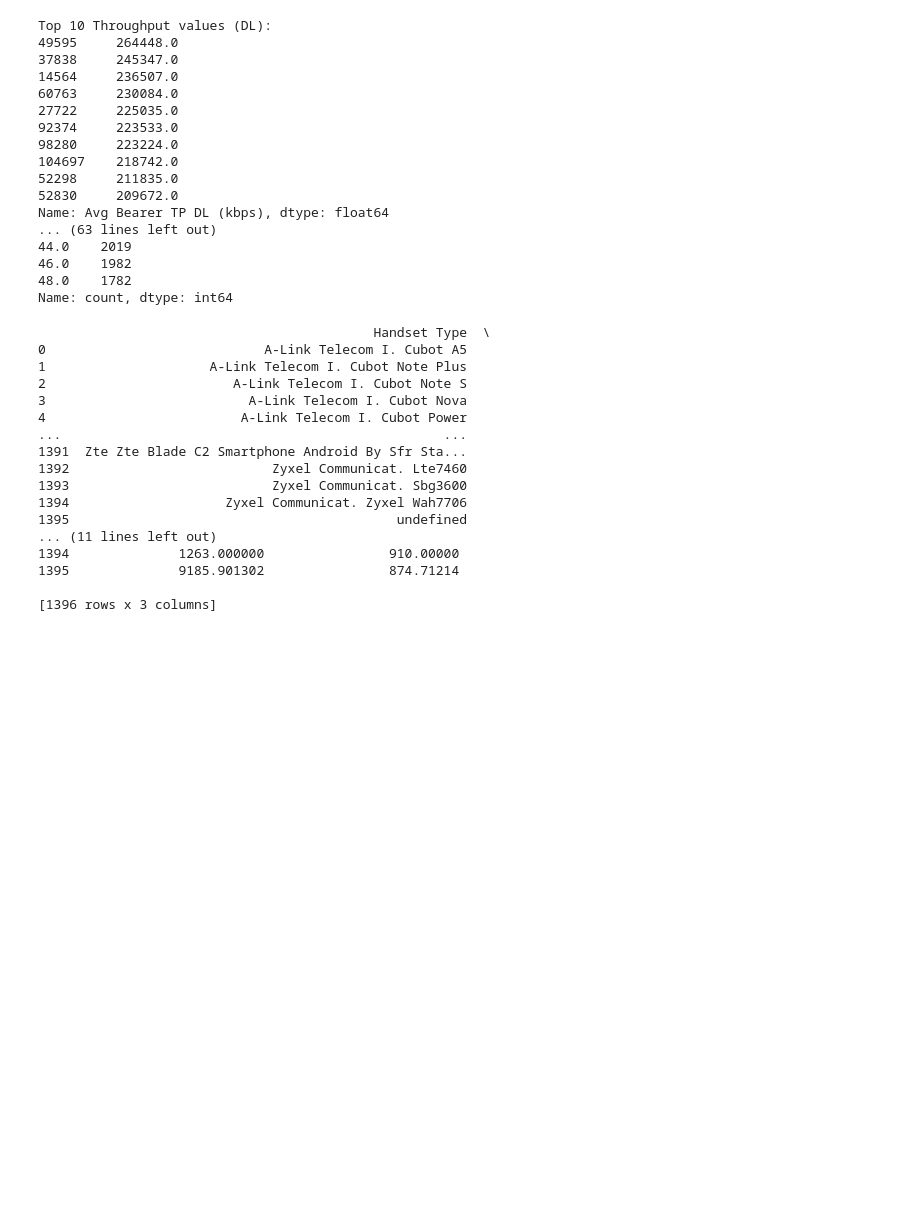
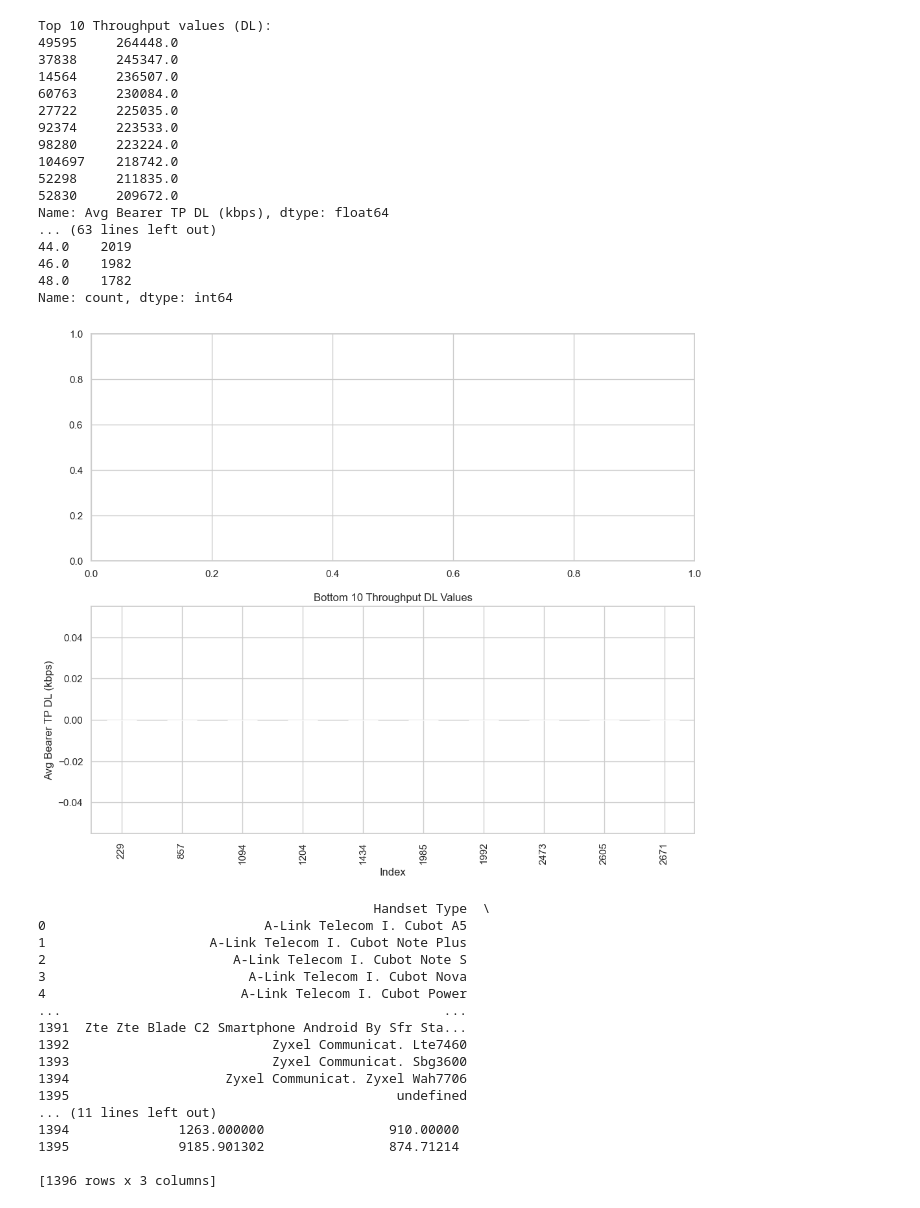
Before and after one commit to AbelBekele/10-Academy-Week-1, a Jupyter notebook: EDA Notebooks/Users' experience analytics.ipynb, the cells around one changed output. Cells and saved outputs as stored; diff of their text form; code cells hidden in the pictures; blank space fills up the shorter version.

```diff
--- a/EDA Notebooks/Users' experience analytics.ipynb
+++ b/EDA Notebooks/Users' experience analytics.ipynb
@@ -304,6 +374,24 @@ Name: Avg Bearer TP DL (kbps), dtype: float64
 46.0    1982
 48.0    1782
 Name: count, dtype: int64
+# %%
+# Create separate DataFrames for each set of values
+top_10_throughput_dl_data = pd.DataFrame({'Top 10 Throughput DL Values': top_10_throughput_dl_values.values}, index=top_10_throughput_dl_values.index)
+bottom_10_throughput_dl_data = pd.DataFrame({'Bottom 10 Throughput DL Values': bottom_10_throughput_dl_values.values}, index=bottom_10_throughput_dl_values.index)
+
+# Plotting using Matplotlib
+fig, axes = plt.subplots(2, 1, figsize=(12, 10))
+
+# Plot Bottom 10 Throughput DL Values
+bottom_10_throughput_dl_data.plot(kind='bar', ax=axes[1], legend=False, color='purple')
+axes[1].set_xlabel('Index')
+axes[1].set_ylabel('Avg Bearer TP DL (kbps)')
+axes[1].set_title('Bottom 10 Throughput DL Values')
+
+# Show the plot
+plt.show()
+# %% [output]
+[figure, added]
 # %%
 # Group by handset type and calculate the mean for both DL and UL throughput
 grouped_throughput = df.groupby('Handset Type').agg({
```
Also changed, not shown: parts of 6 cells of this notebook, 2 other files.
